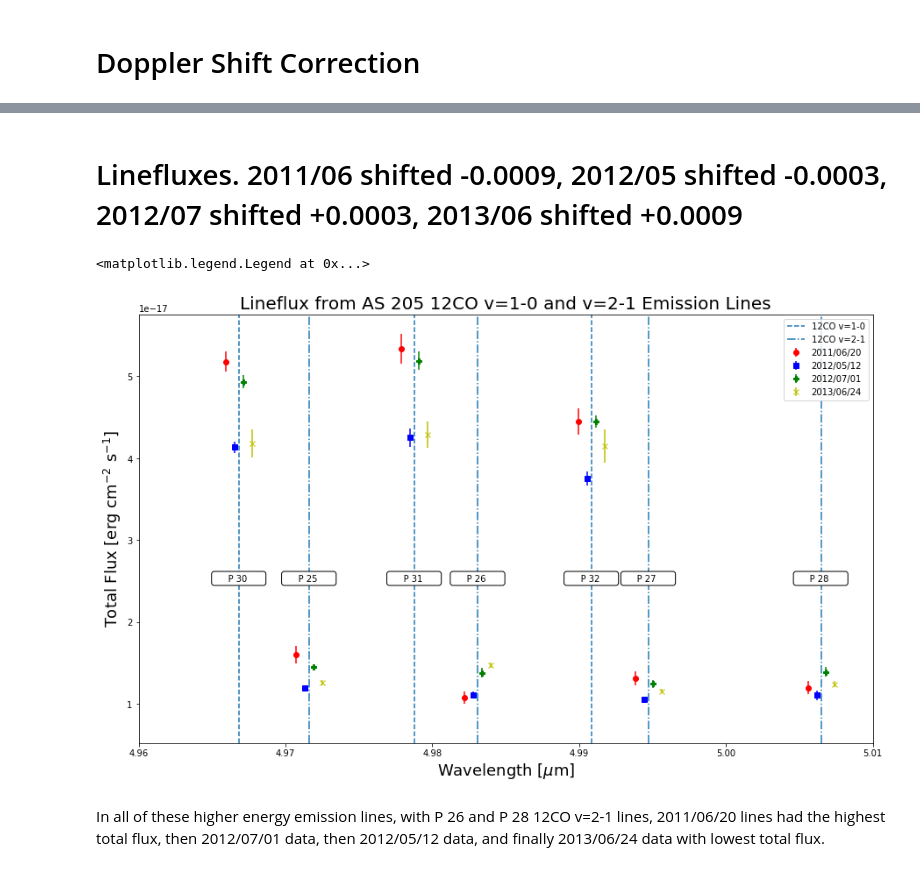
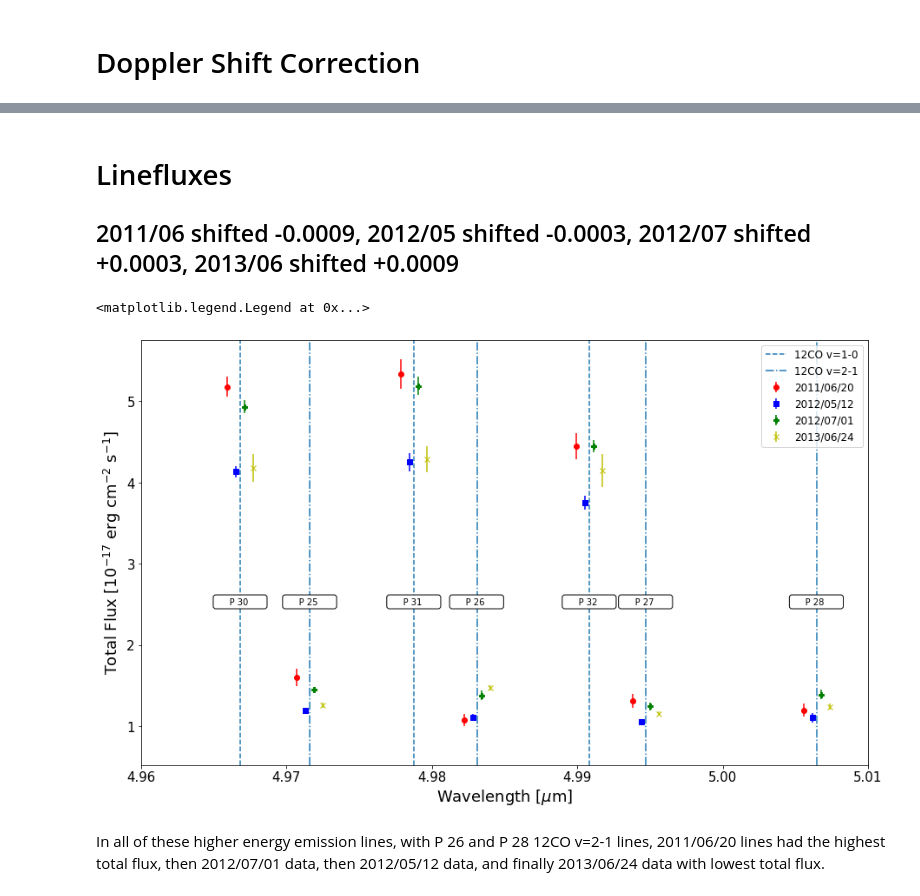
Before and after one commit to adamoses/URSIProject, a Jupyter notebook: as205_analysis.ipynb, the cells around one changed output, grey strips where cells are left out. Drawn from its saved outputs; the diff is of its cells as text; code cells hidden in the pictures.

```diff
--- a/as205_analysis.ipynb
+++ b/as205_analysis.ipynb
@@ -276,50 +277,62 @@ t8=calc_fluxes(data20130624['wave'],data20130624['div'],hitran12CO2_1)
 # %% [markdown]
-# Linefluxes. 2011/06 shifted -0.0009, 2012/05 shifted -0.0003, 2012/07 shifted +0.0003, 2013/06 shifted +0.0009
+# Linefluxes
+## 2011/06 shifted -0.0009, 2012/05 shifted -0.0003, 2012/07 shifted +0.0003, 2013/06 shifted +0.0009
 # %%
+#######################################################################
+
+# Configuring Plot
+
 fig=plt.figure(figsize=(15,9))
 ax1 = fig.add_subplot(111)
 
+#######################################################################
+
+# Configuring text box
+
 props = dict(boxstyle='round', facecolor='white', alpha=1)
+
+# Drawing and labeling CO emission lines
 
 for i, wave in enumerate(hitran12CO1_0['wave']):
     ax1.axvline(wave, 0, 30, linestyle='--')
-    ax1.text(wave-0.0017, 2.5e-17, hitran12CO1_0['Qpp'][i], bbox=props)
+    ax1.text(wave-0.0017, 2.5, hitran12CO1_0['Qpp'][i], bbox=props)
 
 for i, wave in enumerate(hitran12CO2_1['wave']):
     if (wave>4.9):
         ax1.axvline(wave, 0, 30, linestyle='-.')
-        ax1.text(wave-0.0017, 2.5e-17, hitran12CO2_1['Qpp'][i],bbox=props)
+        ax1.text(wave-0.0017, 2.5, hitran12CO2_1['Qpp'][i],bbox=props)
+
+# Labeling Hitran Data
 
 ax1.axvline(0,0,0, linestyle='--', label='12CO v=1-0')
 ax1.axvline(0,0,0, linestyle='-.', label='12CO v=2-1')
 
+#######################################################################
 
-errorbar(t1['wave']-0.0009, t1['lineflux'], yerr=t1['lineflux_err'], fmt='ro', label='2011/06/20')
-errorbar(t2['wave']-0.0003, t2['lineflux'], yerr=t2['lineflux_err'], fmt='bs', label='2012/05/12')
-errorbar(t3['wave']+0.0003, t3['lineflux'], yerr=t3['lineflux_err'], fmt='gP', label='2012/07/01')
-errorbar(t4['wave']+0.0009, t4['lineflux'], yerr=t4['lineflux_err'], fmt='yx', label='2013/06/24')
-errorbar(t5['wave']-0.0009, t5['lineflux'], yerr=t5['lineflux_err'], fmt='ro')
-errorbar(t6['wave']-0.0003, t6['lineflux'], yerr=t6['lineflux_err'], fmt='bs')
-errorbar(t7['wave']+0.0003, t7['lineflux'], yerr=t7['lineflux_err'], fmt='gP')
-errorbar(t8['wave']+0.0009, t8['lineflux'], yerr=t8['lineflux_err'], fmt='yx')
+# Plotting Linefluxes and error bars for each date
 
+errorbar(t1['wave']-0.0009, t1['lineflux']*1e17, yerr=t1['lineflux_err']*1e17, fmt='ro', label='2011/06/20')
+errorbar(t2['wave']-0.0003, t2['lineflux']*1e17, yerr=t2['lineflux_err']*1e17, fmt='bs', label='2012/05/12')
+errorbar(t3['wave']+0.0003, t3['lineflux']*1e17, yerr=t3['lineflux_err']*1e17, fmt='gP', label='2012/07/01')
+errorbar(t4['wave']+0.0009, t4['lineflux']*1e17, yerr=t4['lineflux_err']*1e17, fmt='yx', label='2013/06/24')
+errorbar(t5['wave']-0.0009, t5['lineflux']*1e17, yerr=t5['lineflux_err']*1e17, fmt='ro')
+errorbar(t6['wave']-0.0003, t6['lineflux']*1e17, yerr=t6['lineflux_err']*1e17, fmt='bs')
+errorbar(t7['wave']+0.0003, t7['lineflux']*1e17, yerr=t7['lineflux_err']*1e17, fmt='gP')
+errorbar(t8['wave']+0.0009, t8['lineflux']*1e17, yerr=t8['lineflux_err']*1e17, fmt='yx')
+
+#######################################################################
+
+# Plot Formatting
+
+ax1.set_ylabel('Total Flux [10$^{-17}$ erg cm$^{-2}$ s$^{-1}$]', fontsize=18)
+ax1.set_xlabel('Wavelength [$\mu$m]', fontsize=18)
 ax1.set_xlim(4.96, 5.01)
-
-ax1.set_title('Lineflux from AS 205 12CO v=1-0 and v=2-1 Emission Lines', fontsize=20)
-ax1.set_ylabel('Total Flux [erg cm$^{-2}$ s$^{-1}$]', fontsize=18)
-ax1.set_xlabel('Wavelength [$\mu$m]', fontsize=18)
-
-ax1.legend(loc=1)
-
-
-#ax1.text(0.15, 0.5, "P 30", fontsize=14)
-#ax1.text(0.45, 0.5, "P 31", fontsize=14)
-
-
-#fig.savefig('./Plots/Linefluxes')
+ax1.tick_params(axis='x', labelsize=15 )
+ax1.tick_params(axis='y', labelsize=15 )
+ax1.legend(loc=1, prop={'size': 12})
 # %% [output]
 <matplotlib.legend.Legend at 0x...>
-[figure, old version]
+[figure, new version]
 # %% [markdown]
 In all of these higher energy emission lines, with P 26 and P 28 12CO v=2-1 lines, 2011/06/20 lines had the highest total flux, then 2012/07/01 data, then 2012/05/12 data, and finally 2013/06/24 data with lowest total flux.
 # %% [markdown]
```
Also changed, not shown: parts of 27 cells of this notebook, 1 other file.
